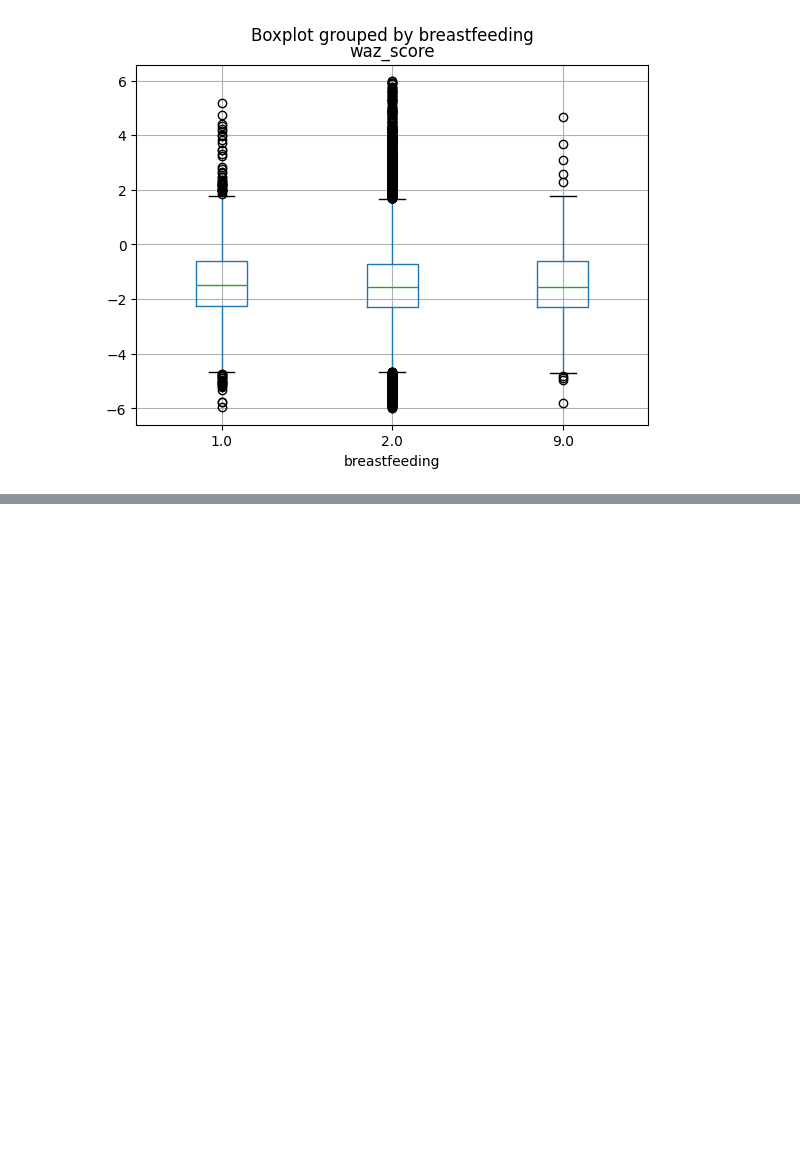
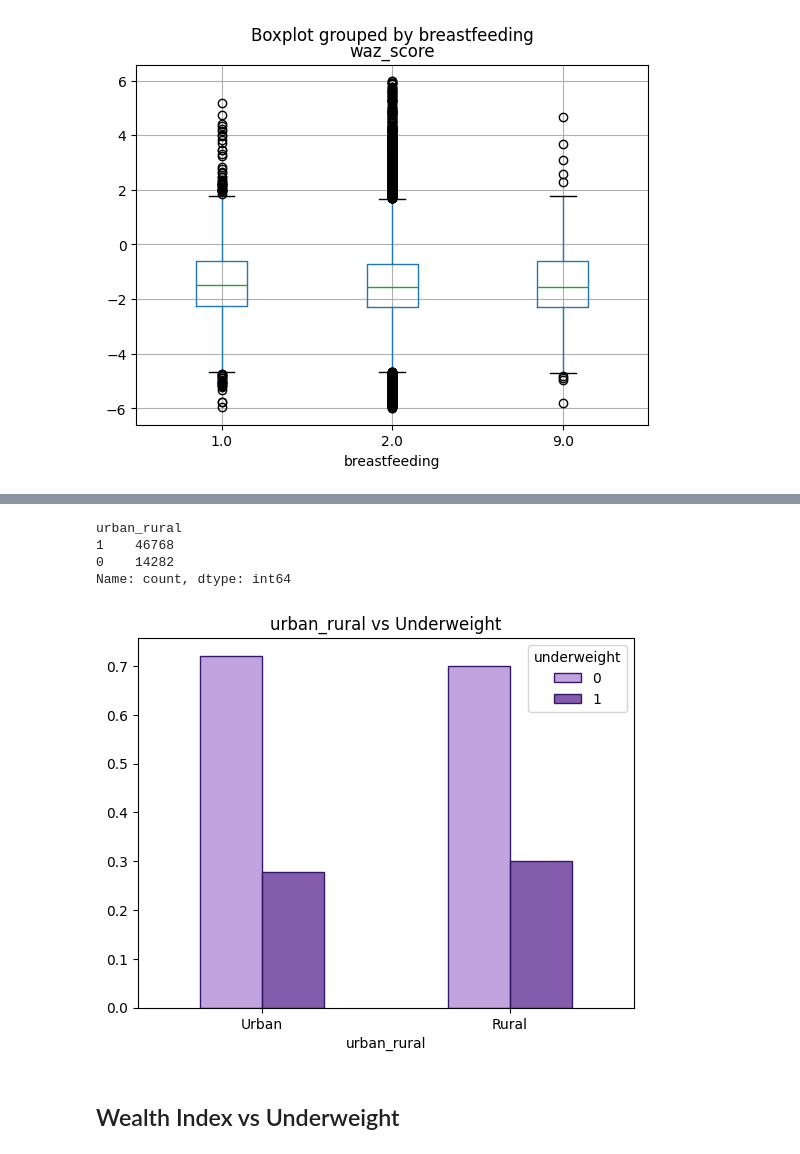
Before and after one commit to Nefertiti23/malnutrition-predictor, a Jupyter notebook: ml/notebooks/exploring/bivariate_analysis.ipynb, the cells around one changed output, grey strips where cells are left out. Cells and saved outputs as stored; diff of their text form; code cells hidden in the pictures; blank space fills up the shorter version.

```diff
--- a/ml/notebooks/exploring/bivariate_analysis.ipynb
+++ b/ml/notebooks/exploring/bivariate_analysis.ipynb
@@ -78,0 +104,24 @@ plt.show()
+# %%
+df['urban_rural'].value_counts()
+# %% [output]
+urban_rural
+1    46768
+0    14282
+Name: count, dtype: int64
+# %%
+ct = pd.crosstab(df['urban_rural'], df['underweight'], normalize='index')
+
+dark_purple =  (0.4, # redness
+                0.2, # greenness
+                0.6, # blueness
+                0.8  # transparency
+                )
+
+ct.plot(kind='bar', color=[color, dark_purple], edgecolor=edge_color)
+plt.title('urban_rural vs Underweight')
+plt.xticks([0, 1], ['Urban', 'Rural'], rotation=360)
+plt.show()
+# %% [output]
+[figure, added]
+# %% [markdown]
+## Wealth Index vs Underweight
```
Also changed, not shown: parts of 14 cells of this notebook.
